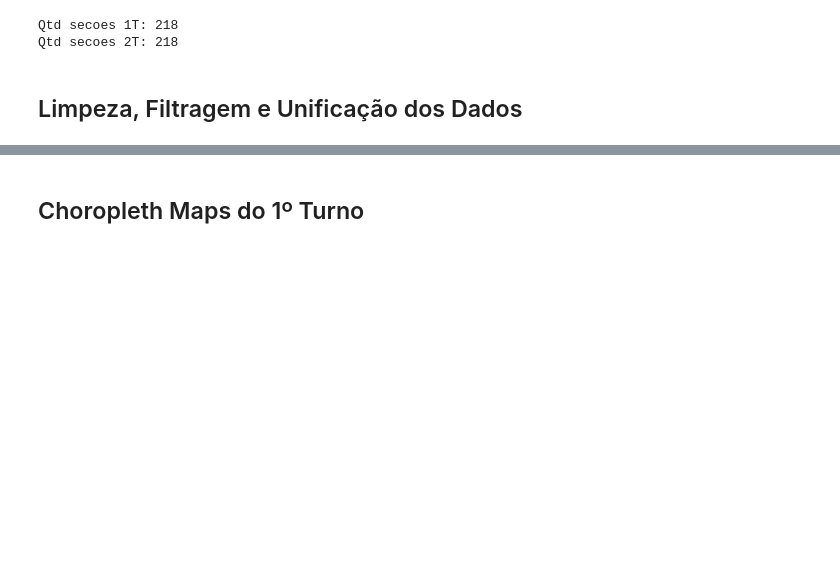
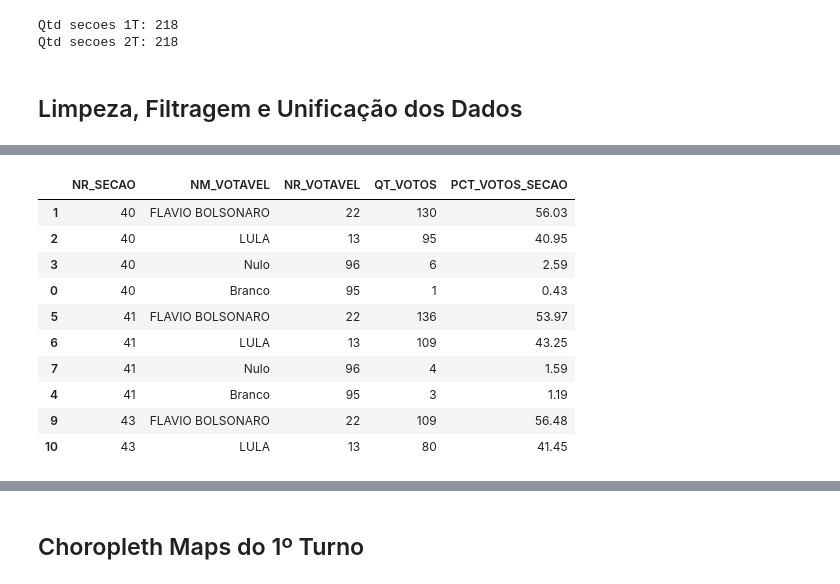
Before and after one commit to Voamorim/TecnologiasDataScience, a Jupyter notebook: FoliumVisualizacao/main.ipynb, the cells around one changed output, grey strips where cells are left out. Saved outputs shown, nothing was run; the diff lists cells and outputs as text; code cells hidden in the pictures; blank space fills up the shorter version.

```diff
--- a/FoliumVisualizacao/main.ipynb
+++ b/FoliumVisualizacao/main.ipynb
@@ -142,0 +194,25 @@ df_locais_2T.head(10)
+# %%
+df_secoes_2T = (
+    df_turno2.groupby(['NR_SECAO', 'NM_VOTAVEL', "NR_VOTAVEL"], as_index=False)['QT_VOTOS']
+        .sum()
+        .sort_values(by=['NR_SECAO', 'QT_VOTOS'], ascending=[True, False],)
+)
+
+# Calcula o percentual de votos de cada candidato por secao
+total_votos_secao2T = df_secoes_2T.groupby('NR_SECAO')['QT_VOTOS'].transform('sum')
+df_secoes_2T['PCT_VOTOS_SECAO'] = (df_secoes_2T['QT_VOTOS'] / total_votos_secao2T) * 100.00
+df_secoes_2T['PCT_VOTOS_SECAO'] = df_secoes_2T['PCT_VOTOS_SECAO'].round(2)
+
+df_secoes_2T.head(10)
+# %% [output]
+|  | NR_SECAO | NM_VOTAVEL | NR_VOTAVEL | QT_VOTOS | PCT_VOTOS_SECAO |
+| 1 | 40 | FLAVIO BOLSONARO | 22 | 130 | 56.03 |
+| 2 | 40 | LULA | 13 | 95 | 40.95 |
+| 3 | 40 | Nulo | 96 | 6 | 2.59 |
+| 0 | 40 | Branco | 95 | 1 | 0.43 |
+| 5 | 41 | FLAVIO BOLSONARO | 22 | 136 | 53.97 |
+| 6 | 41 | LULA | 13 | 109 | 43.25 |
+| 7 | 41 | Nulo | 96 | 4 | 1.59 |
+| 4 | 41 | Branco | 95 | 3 | 1.19 |
+| 9 | 43 | FLAVIO BOLSONARO | 22 | 109 | 56.48 |
+| 10 | 43 | LULA | 13 | 80 | 41.45 |
```
Also changed, not shown: parts of 42 cells of this notebook, 2 other files.
